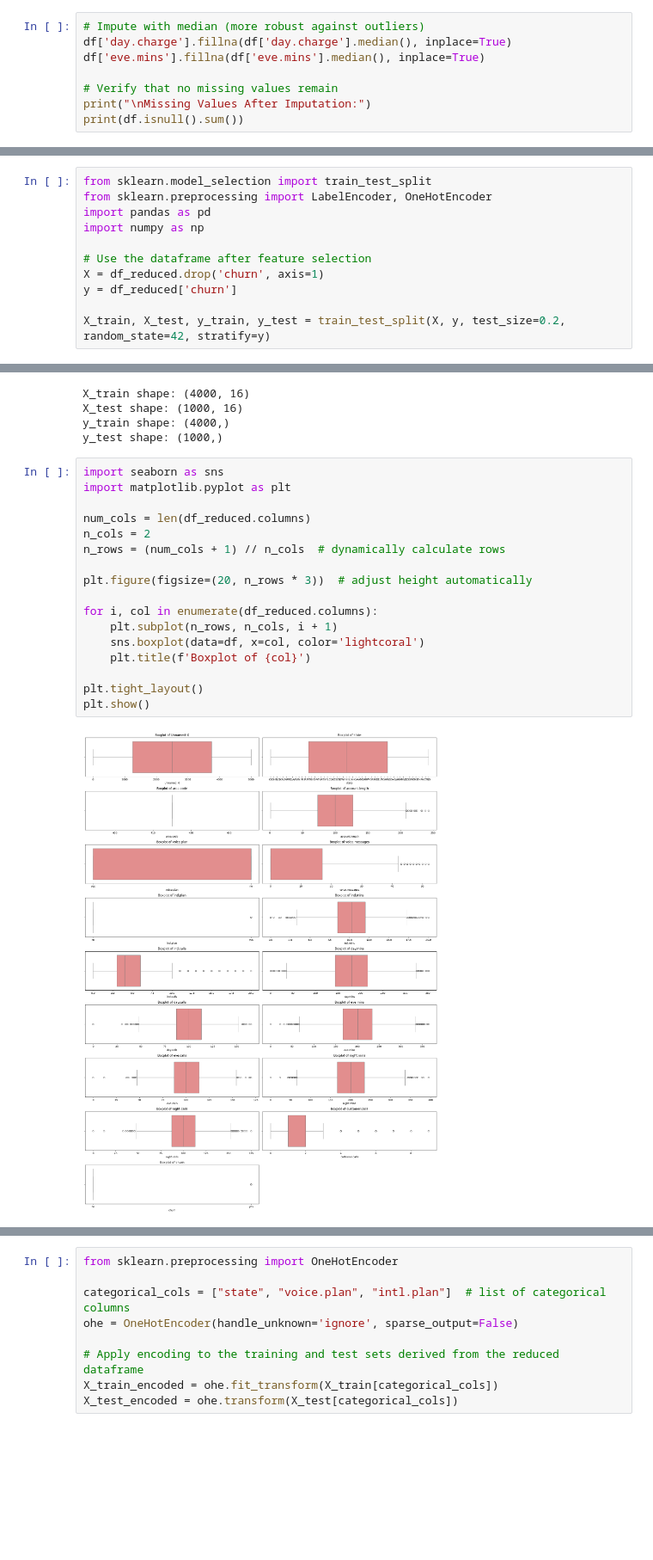
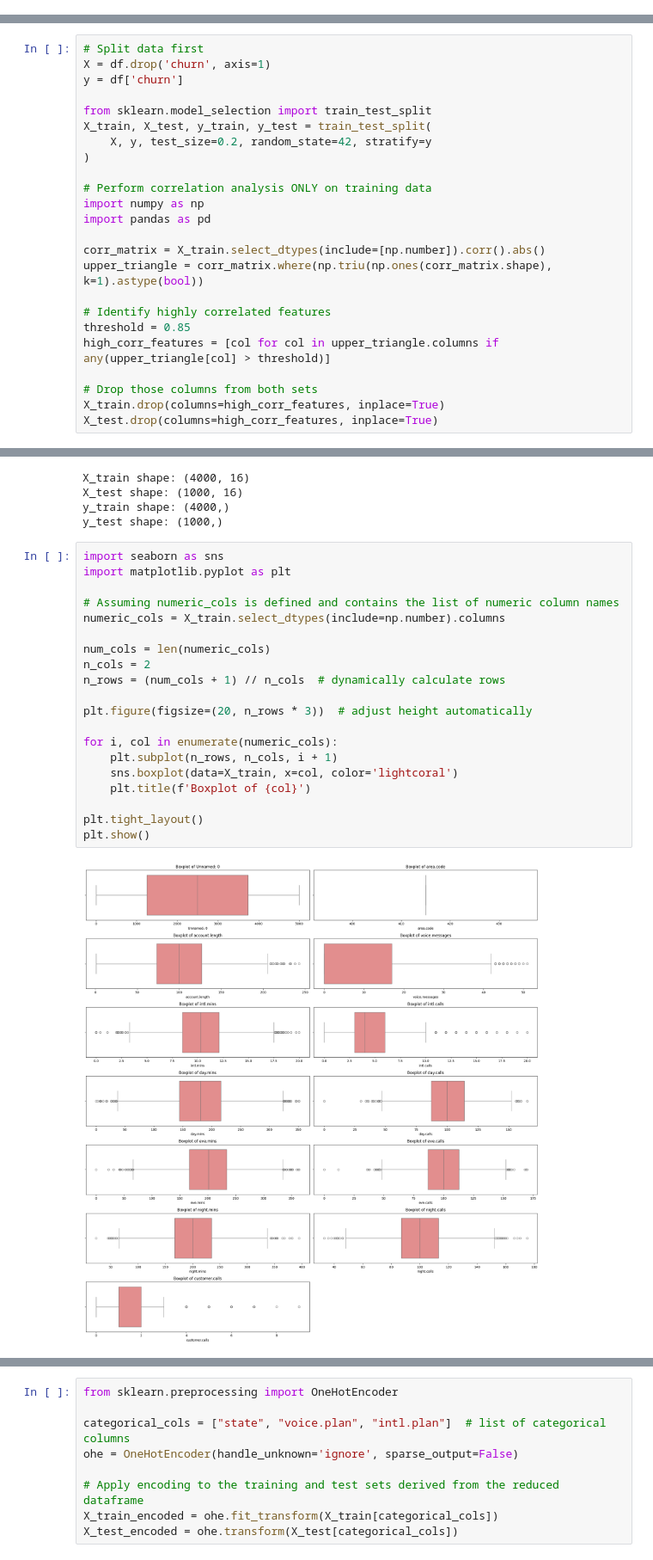
Before and after one commit to Sampath1503/Churn_Prediction, a Jupyter notebook: code (1).ipynb, the cells around one changed output, grey strips where cells are left out. Shown at 86% size. Cells and saved outputs as stored; diff of their text form; blank space fills up the shorter version.

```diff
--- a/code (1).ipynb
+++ b/code (1).ipynb
@@ -114,11 +114,3 @@ night.charge       0
 customer.calls     0
 churn              0
 dtype: int64
-# %%
-# Impute with median (more robust against outliers)
-df['day.charge'].fillna(df['day.charge'].median(), inplace=True)
-df['eve.mins'].fillna(df['eve.mins'].median(), inplace=True)
-
-# Verify that no missing values remain
-print("\nMissing Values After Imputation:")
-print(df.isnull().sum())
@@ -310,14 +237,27 @@ print(f"✅ Shape after removal:  {df_reduced.shape}")
 # %%
+# Split data first
+X = df.drop('churn', axis=1)
+y = df['churn']
+
 from sklearn.model_selection import train_test_split
-from sklearn.preprocessing import LabelEncoder, OneHotEncoder
+X_train, X_test, y_train, y_test = train_test_split(
+    X, y, test_size=0.2, random_state=42, stratify=y
+)
+
+# Perform correlation analysis ONLY on training data
+import numpy as np
 import pandas as pd
-import numpy as np
 
-# Use the dataframe after feature selection
-X = df_reduced.drop('churn', axis=1)
-y = df_reduced['churn']
+corr_matrix = X_train.select_dtypes(include=[np.number]).corr().abs()
+upper_triangle = corr_matrix.where(np.triu(np.ones(corr_matrix.shape), k=1).astype(bool))
 
-X_train, X_test, y_train, y_test = train_test_split(X, y, test_size=0.2, random_state=42, stratify=y)
+# Identify highly correlated features
+threshold = 0.85
+high_corr_features = [col for col in upper_triangle.columns if any(upper_triangle[col] > threshold)]
+
+# Drop those columns from both sets
+X_train.drop(columns=high_corr_features, inplace=True)
+X_test.drop(columns=high_corr_features, inplace=True)
 # %%
 # Display the shapes of the resulting datasets
 print("X_train shape:", X_train.shape)
@@ -332,20 +272,23 @@ y_test shape: (1000,)
 # %%
 import seaborn as sns
 import matplotlib.pyplot as plt
 
-num_cols = len(df_reduced.columns)
+# Assuming numeric_cols is defined and contains the list of numeric column names
+numeric_cols = X_train.select_dtypes(include=np.number).columns
+
+num_cols = len(numeric_cols)
 n_cols = 2
 n_rows = (num_cols + 1) // n_cols  # dynamically calculate rows
 
 plt.figure(figsize=(20, n_rows * 3))  # adjust height automatically
 
-for i, col in enumerate(df_reduced.columns):
+for i, col in enumerate(numeric_cols):
     plt.subplot(n_rows, n_cols, i + 1)
-    sns.boxplot(data=df, x=col, color='lightcoral')
+    sns.boxplot(data=X_train, x=col, color='lightcoral')
     plt.title(f'Boxplot of {col}')
 
 plt.tight_layout()
 plt.show()
 # %% [output]
-[figure, old version]
+[figure, new version]
 # %%
```
Also changed, not shown: parts of 11 cells of this notebook.
